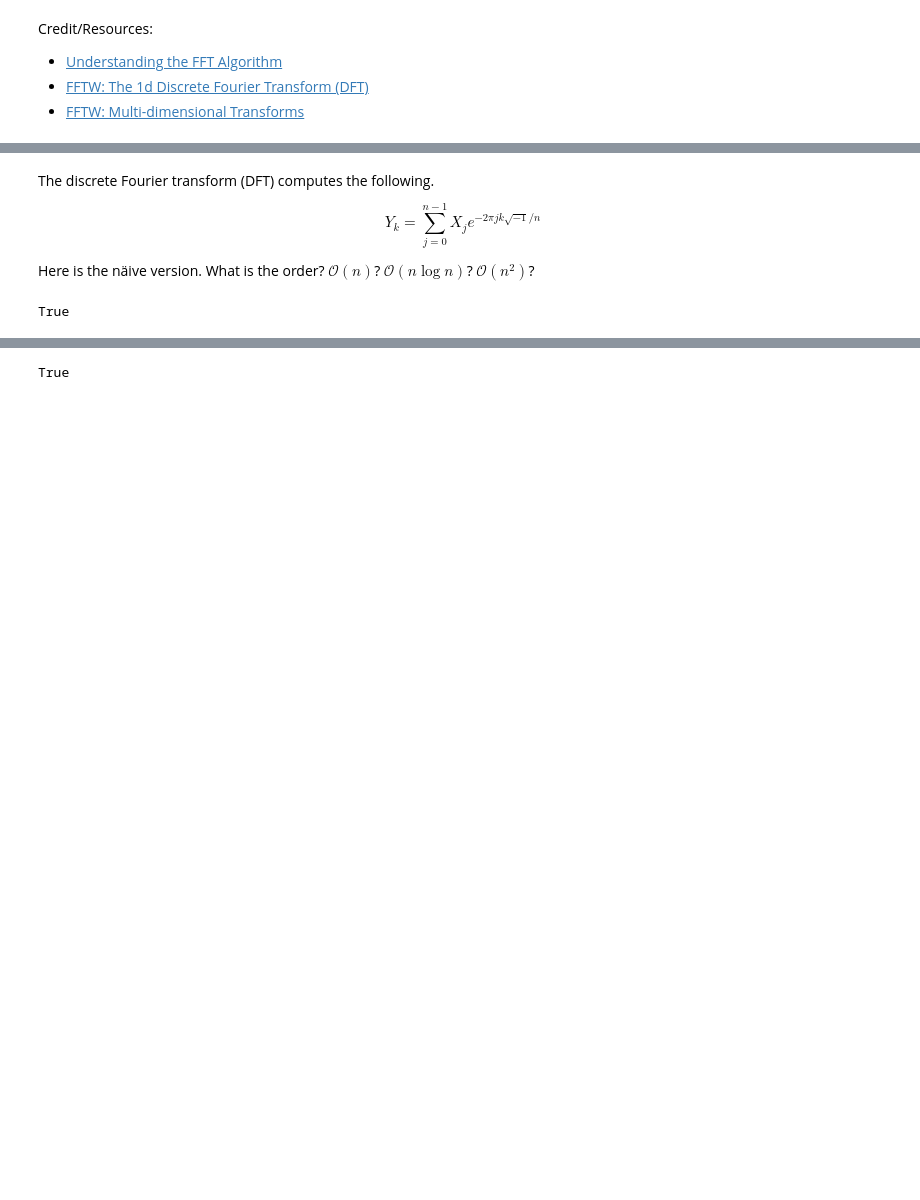
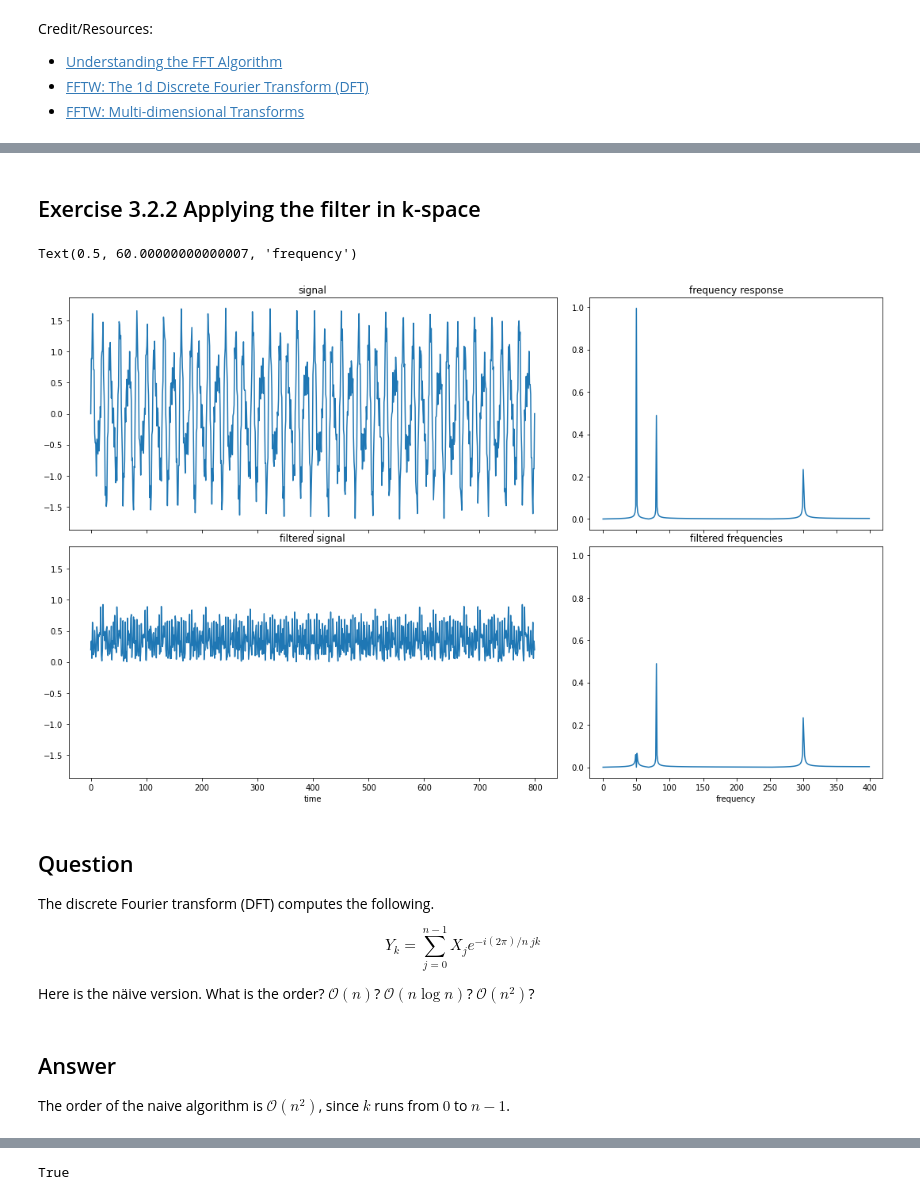
Before and after one commit to SebastianJL/esc412_advanced_high_performance_computing, a Jupyter notebook: exercise3/FFT.ipynb, the cells around one changed output, grey strips where cells are left out. Drawn from its saved outputs; the diff is of its cells as text; code cells hidden in the pictures; blank space fills up the shorter version.

```diff
--- a/exercise3/FFT.ipynb
+++ b/exercise3/FFT.ipynb
@@ -26,9 +48,37 @@ plt.show()
+# %% [markdown]
+## Exercise 3.2.2 Applying the filter in k-space
+# %%
+fig, ((ax1, ax2), (ax3, ax4)) = plt.subplots(2, 2, figsize=(15,9), sharex='col', sharey='col', gridspec_kw={'width_ratios': [5, 3]})
+plt.tight_layout()
+
+yf_filtered = H(yf) * yf
+yff_filtered = np.fft.ifft(yf_filtered)
+
+ax1.plot(y)
+ax1.set_title('signal')
+ax3.plot(np.abs(yff_filtered))
+ax3.set_title('filtered signal')
+ax3.set_xlabel('time')
+
+ax2.plot(2.0/N*np.abs(yf[:N//2]))
+ax2.set_title('frequency response')
+ax4.plot(np.abs(2.0/N*yf_filtered[:N//2]))
+ax4.set_title('filtered frequencies')
+ax4.set_xlabel('frequency')
+# %% [output]
+Text(0.5, 60.00000000000007, 'frequency')
+[figure, added]
 # %% [markdown]
+## Question
+
 The discrete Fourier transform (DFT) computes the following.
 
-$$Y_k = \sum_{j=0}^{n-1}{X_j}e^{-2\pi j k\sqrt{-1}/n}$$
+$$Y_k = \sum_{j=0}^{n-1}{X_j}e^{-i(2\pi)/n \ jk}$$
 
 Here is the näive version. What is the order? $\mathcal{O}(n)$? $\mathcal{O}(n\log{}n)$? $\mathcal{O}(n^2)$?
+# %% [markdown]
+## Answer
+The order of the naive algorithm is $\mathcal{O}(n^2)$, since $k$ runs from $0$ to $n-1$.
 # %%
 import numpy as np
 def DFT(x):
@@ -40,6 +90 @@ def DFT(x):
     return np.dot(M, x)
-# %%
-x = np.random.random(1024)
-np.allclose(DFT(x), np.fft.fft(x))
-# %% [output]
-True
```
Also changed, not shown: parts of 9 cells of this notebook.
